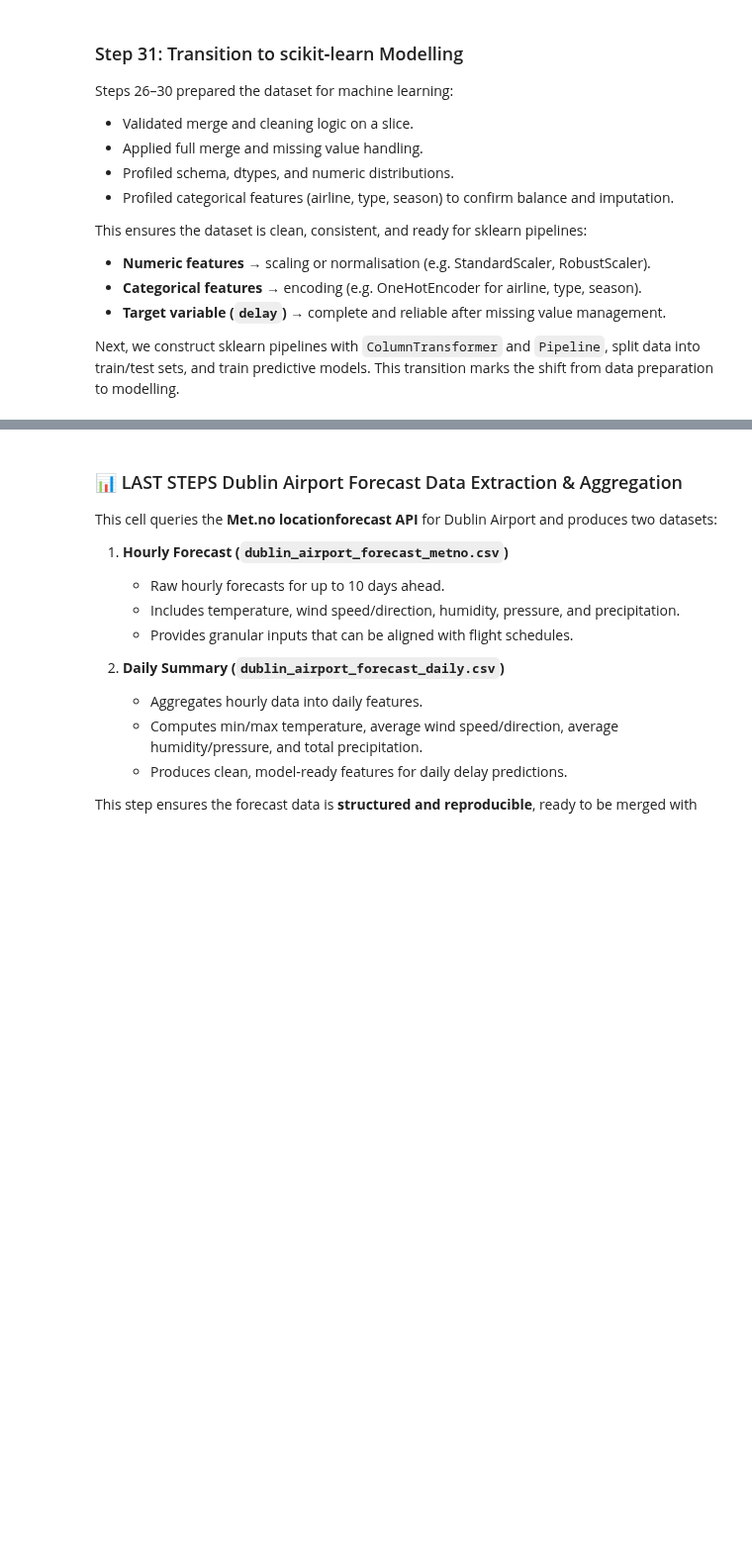
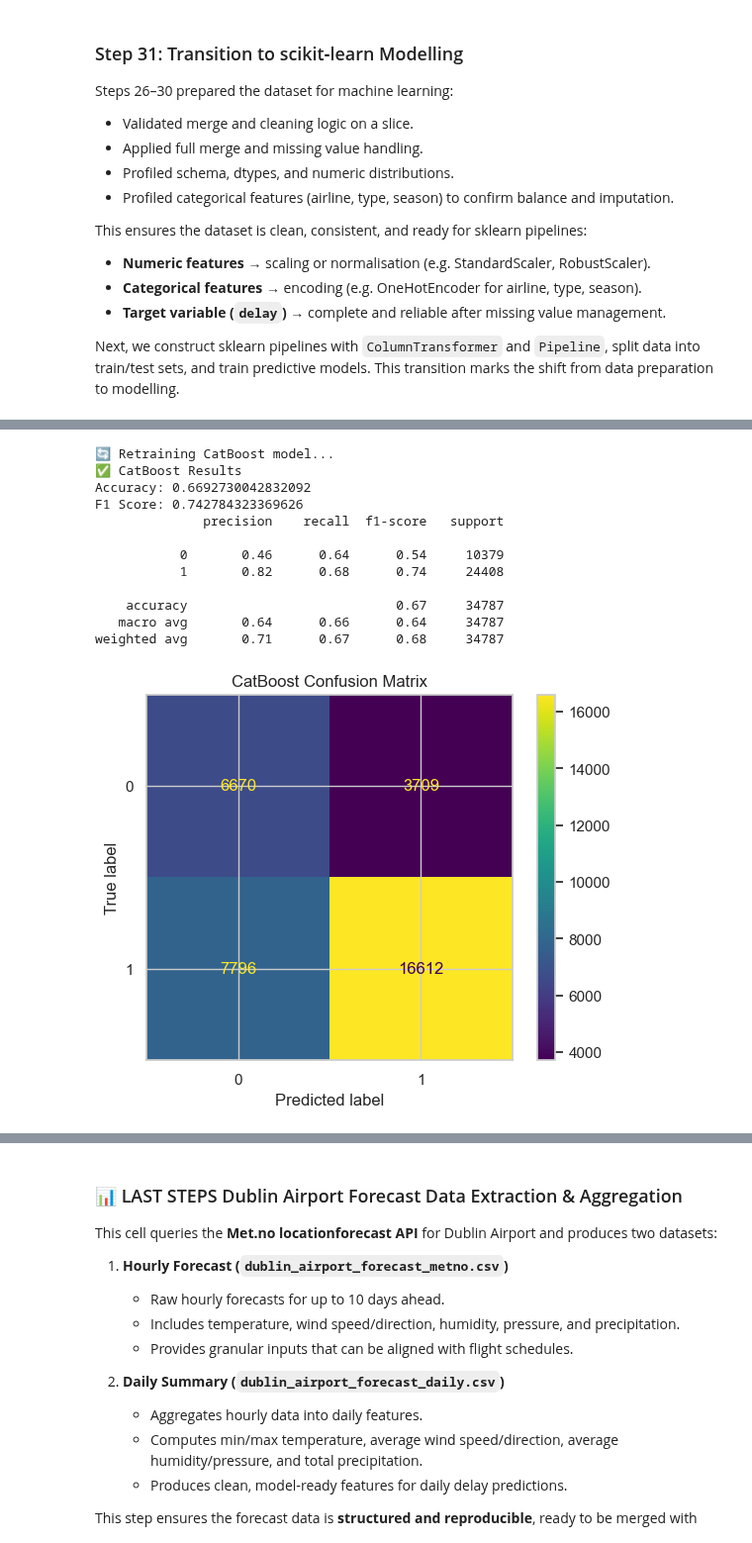
Before and after one commit to ECronin1973/programming-for-data-analytics, a Jupyter notebook: project/flight_reroute_dub.ipynb, the cells around one changed output, grey strips where cells are left out. Shown at 99% size. Saved outputs shown, nothing was run; the diff lists cells and outputs as text; code cells hidden in the pictures; blank space fills up the shorter version.

```diff
--- a/project/flight_reroute_dub.ipynb
+++ b/project/flight_reroute_dub.ipynb
@@ -3885,0 +4438,69 @@ Next, we construct sklearn pipelines with `ColumnTransformer` and `Pipeline`, sp
+# %%
+# Step 35b.3 – CatBoost Classifier (with conditional retraining and saved output)
+
+from catboost import CatBoostClassifier
+import matplotlib.pyplot as plt
+from sklearn.metrics import ConfusionMatrixDisplay, accuracy_score, f1_score, classification_report
+import joblib
+import os
+import numpy as np
+
+# --- Define model path ---
+os.makedirs("models", exist_ok=True)
+cat_model_path = "models/step35b3_cat.pkl"
+
+# --- Control flag: set to True to retrain, False to reload saved model ---
+RETRAIN_CAT = True
+
+# --- Class imbalance ratio ---
+neg, pos = np.bincount(y_train)
+imbalance_ratio = neg / pos
+
+# --- Build pipeline ---
+cat_pipeline = Pipeline(steps=[
+    ("preprocessor", preprocessor),
+    ("classifier", CatBoostClassifier(
+        iterations=200,
+        learning_rate=0.1,
+        depth=6,
+        random_state=42,
+        class_weights=[1, imbalance_ratio],  # handle imbalance
+        verbose=0
+    ))
+])
+
+# --- Train or Load depending on flag ---
+if RETRAIN_CAT or not os.path.exists(cat_model_path):
+    print("🔄 Retraining CatBoost model...")
+    cat_pipeline.fit(X_train, y_train)
+    joblib.dump(cat_pipeline, cat_model_path)
+else:
+    print("📂 Loading existing CatBoost model...")
+    cat_pipeline = joblib.load(cat_model_path)
+
+# --- Predictions ---
+y_pred_cat = cat_pipeline.predict(X_test)
+
+print("✅ CatBoost Results")
+print("Accuracy:", accuracy_score(y_test, y_pred_cat))
+print("F1 Score:", f1_score(y_test, y_pred_cat))
+print(classification_report(y_test, y_pred_cat))
+
+# --- Confusion Matrix Plot ---
+ConfusionMatrixDisplay.from_predictions(y_test, y_pred_cat)
+plt.title("CatBoost Confusion Matrix")
+plt.show()
+# %% [output]
+🔄 Retraining CatBoost model...
+✅ CatBoost Results
+Accuracy: 0.6692730042832092
+F1 Score: 0.742784323369626
+              precision    recall  f1-score   support
+
+           0       0.46      0.64      0.54     10379
+           1       0.82      0.68      0.74     24408
+
+    accuracy                           0.67     34787
+   macro avg       0.64      0.66      0.64     34787
+weighted avg       0.71      0.67      0.68     34787
+[figure, added]
```
Also changed, not shown: parts of 32 cells of this notebook, 7 other files.
